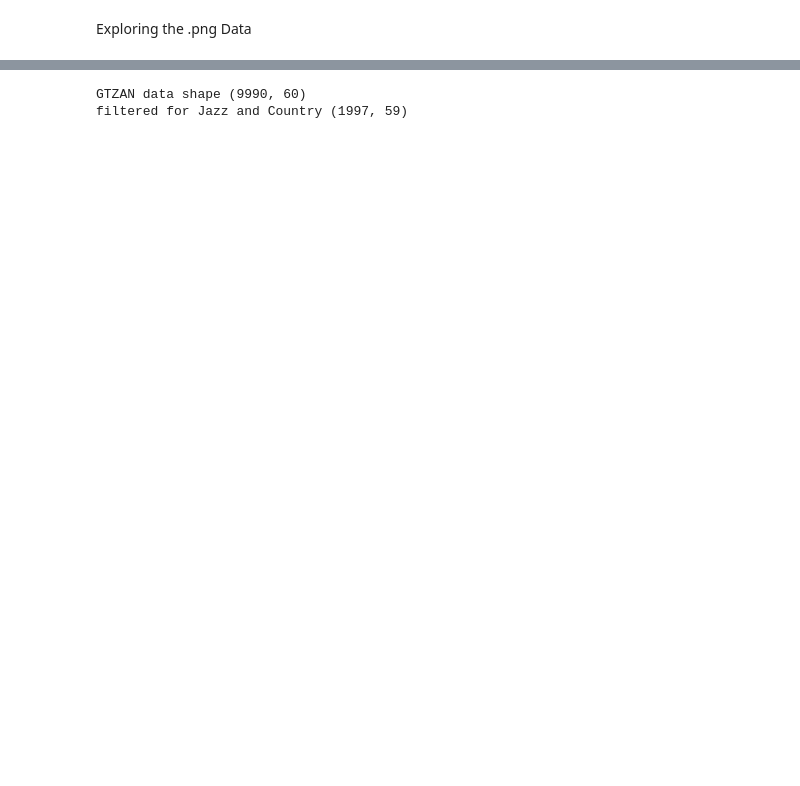
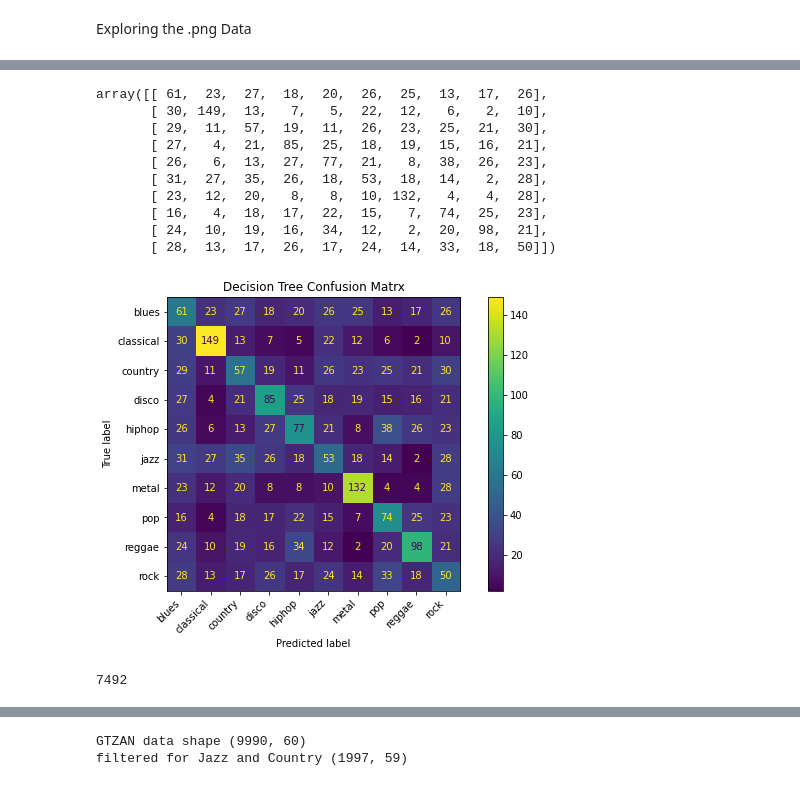
Before and after one commit to laurenquattrocchi/MusiCAPPture, a Jupyter notebook: Exploratory_Data_Analysis_ML_Music_Genre_Prediction.ipynb, the cells around one changed output, grey strips where cells are left out. Drawn from its saved outputs; the diff is of its cells as text; code cells hidden in the pictures; blank space fills up the shorter version.

```diff
--- a/Exploratory_Data_Analysis_ML_Music_Genre_Prediction.ipynb
+++ b/Exploratory_Data_Analysis_ML_Music_Genre_Prediction.ipynb
@@ -250,19 +262,27 @@ from sklearn.tree import DecisionTreeClassifier
 from sklearn import tree
 y = data['label']
 feat_num = [4, 10, 15, 20, 30, 40, 50,59]
-acc = {}
-plot = []
+acc_entropy = {}
+acc_gini = {}
+cols = data.columns
 for feat in feat_num:
-    X = data.iloc[:,1:feat]
-    X_train, X_test, y_train, y_test = train_test_split(X, y)
-    clf = DecisionTreeClassifier().fit(X_train, y_train)
-    # tree.plot_tree(clf)
-    # plt.title("Decision tree trained on 4 features")
-    # plt.show()
-    y_hat = clf.predict(X_test)
-    compare = y_hat == y_test
-    accuracy = sum(compare)/len(y_test)
-    acc[feat] = accuracy
+  acc_entropy [feat] = []
+  acc_gini[feat] = []
+  features = {}
+  for i in range(5): #run 5 times with shuffle for each feature number
+      feat_ind = randomize_feature_in(data, feat_num)
+      features[feat]=(feat_ind)
+      X = data.iloc[:,feat_ind]
+      X_train, X_test, y_train, y_test = train_test_split(X, y)
+      clf1 = DecisionTreeClassifier(criterion='entropy').fit(X_train, y_train)
+      clf2 = DecisionTreeClassifier(criterion='gini').fit(X_train, y_train)
+      y_hat1 = clf1.predict(X_test)
+      y_hat2 = clf2.predict(X_test)
+      accuracy1 = sum(y_hat1 == y_test)/len(y_test)
+      accuracy2 = sum(y_hat2 == y_test)/len(y_test)
+      acc_entropy[feat].append(accuracy1)
+      acc_gini[feat].append(accuracy2)
 
-print(acc)
+print('entropy:', acc_entropy)
+print('gini:', acc_gini)
 # %% [output]
@@ -269,0 +335,25 @@ print(acc)
+# %%
+from sklearn.datasets import make_classification
+from sklearn.metrics import plot_confusion_matrix
+import sklearn
+fig, ax = plt.subplots(figsize=(10, 6))
+ax.set_title('Decision Tree Confusion Matrx')
+disp = sklearn.metrics.plot_confusion_matrix(clf1, X_test, y_test, ax = ax)
+fig.autofmt_xdate(rotation=45)
+disp.confusion_matrix
+# %% [output]
+array([[ 61,  23,  27,  18,  20,  26,  25,  13,  17,  26],
+       [ 30, 149,  13,   7,   5,  22,  12,   6,   2,  10],
+       [ 29,  11,  57,  19,  11,  26,  23,  25,  21,  30],
+       [ 27,   4,  21,  85,  25,  18,  19,  15,  16,  21],
+       [ 26,   6,  13,  27,  77,  21,   8,  38,  26,  23],
+       [ 31,  27,  35,  26,  18,  53,  18,  14,   2,  28],
+       [ 23,  12,  20,   8,   8,  10, 132,   4,   4,  28],
+       [ 16,   4,  18,  17,  22,  15,   7,  74,  25,  23],
+       [ 24,  10,  19,  16,  34,  12,   2,  20,  98,  21],
+       [ 28,  13,  17,  26,  17,  24,  14,  33,  18,  50]])
+[figure, added]
+# %%
+len(y_train)
+# %% [output]
+7492
```
Also changed, not shown: parts of 24 cells of this notebook.
